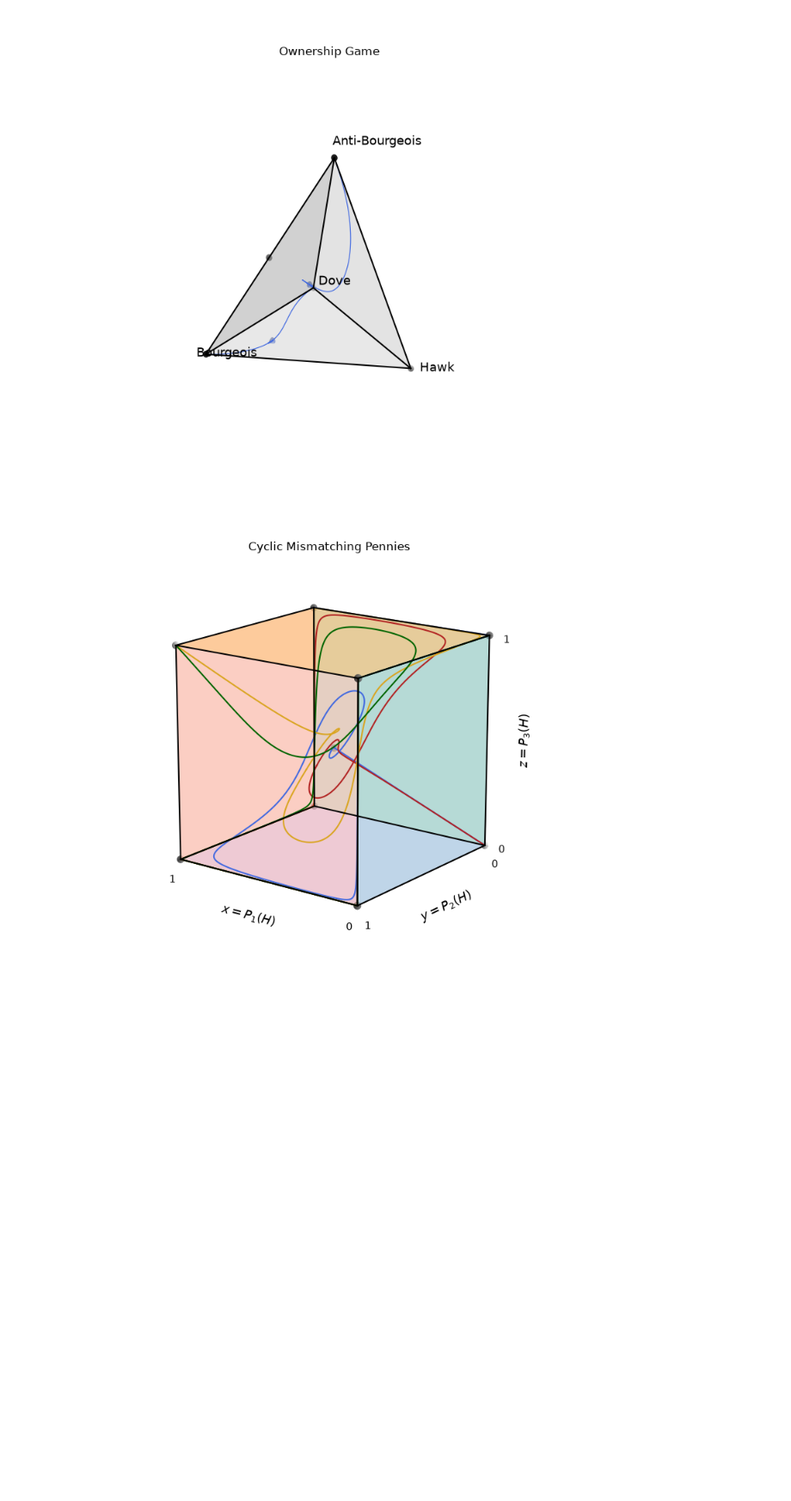
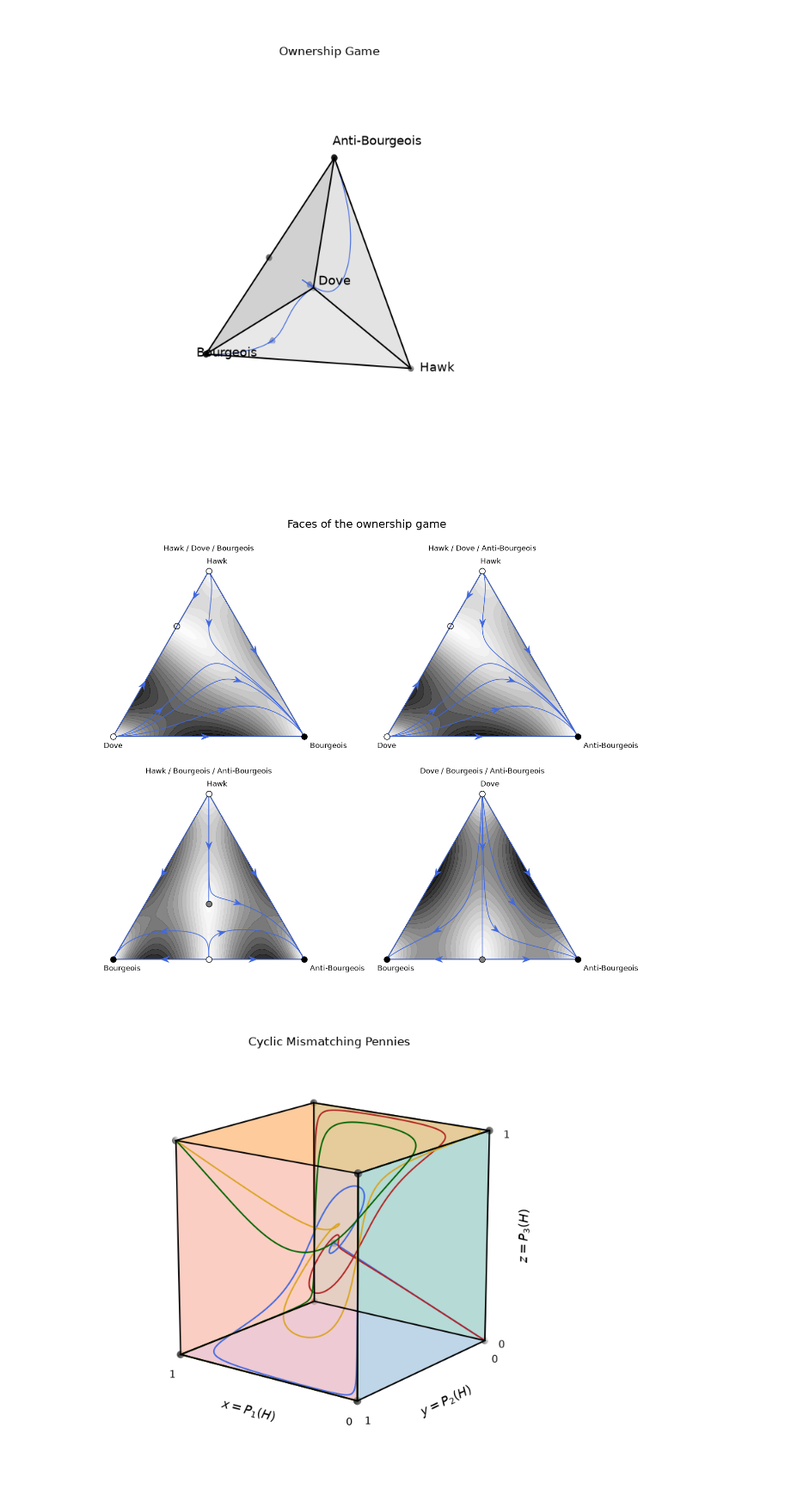
Before and after one commit to SlimaneD/pynamo, a Jupyter notebook: tutorial.ipynb, the cells around one changed output. Shown at 86% size. Drawn from its saved outputs; the diff is of its cells as text; code cells hidden in the pictures; blank space fills up the shorter version.

Commit message:
Document face dynamics in both tutorials

```diff
--- a/tutorial.ipynb
+++ b/tutorial.ipynb
@@ -820,6 +819,47 @@ plt.show()
 pn.interactive.detach_widget_figure(figure=fig)
 # %% [output]
 [figure]
+# %%
+from itertools import combinations
+
+ownership_game = pn.examples.games.ownership_game
+payoffs = np.asarray(ownership_game.payoff_data, dtype=float)
+labels = ownership_game.strategy_labels
+
+fig, axes = plt.subplots(nrows=2, ncols=2, figsize=(13, 11))
+
+for ax, indices in zip(axes.flat, combinations(range(4), 3)):
+    face_labels = [labels[i] for i in indices]
+
+    face_game = pn.Game(
+        name=" / ".join(face_labels),
+        payoffs=payoffs[np.ix_(indices, indices)],
+        strategy_labels=face_labels,
+    )
+
+    pn.phase_portrait(
+        game=face_game,
+        fig=fig,
+        ax=ax,
+        trajectory_number=4,
+        show_edge_flow=True,
+        tmax=100,
+        show_speed=True,
+        speed_cmap=plt.cm.Greys,
+        speed_levels=20,
+        trajectory_arrows=[0.001],
+        trajectory_color="royalblue",
+        trajectory_linewidth=1.2,
+        simplex_font_size=12,
+        equilibrium_size=90,
+        trajectory_zorder=35
+    )
+
+fig.suptitle("Faces of the ownership game", fontsize=18)
+fig.tight_layout(pad=2)
+plt.show()
+# %% [output]
+[figure, added]
 # %%
 %matplotlib widget
 
```
Also changed, not shown: parts of 6 cells of this notebook, 2 other files.
